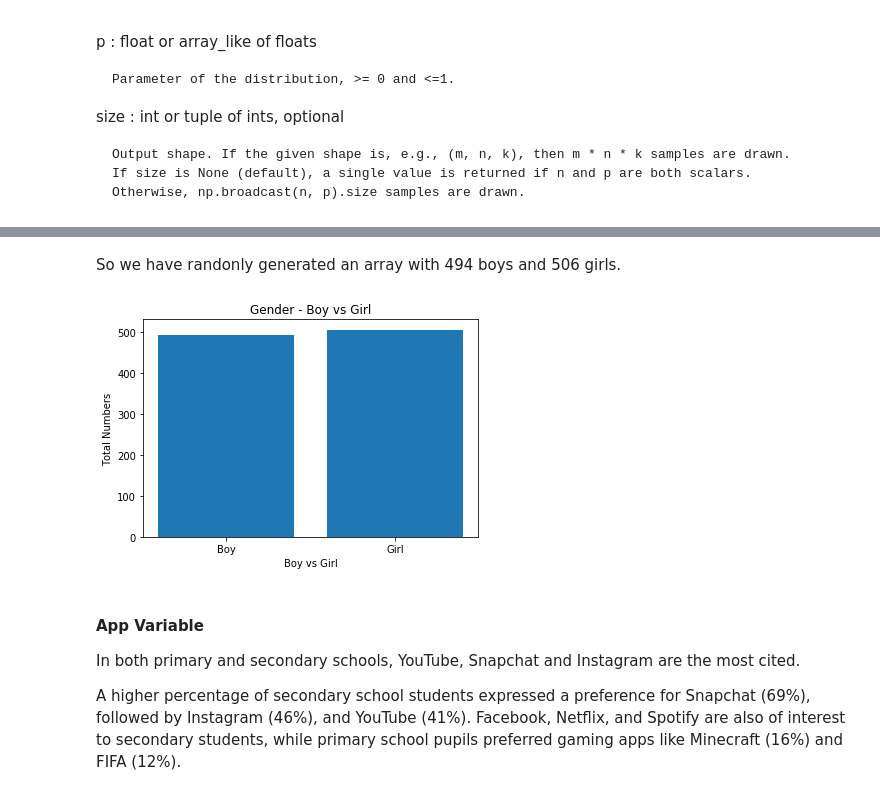
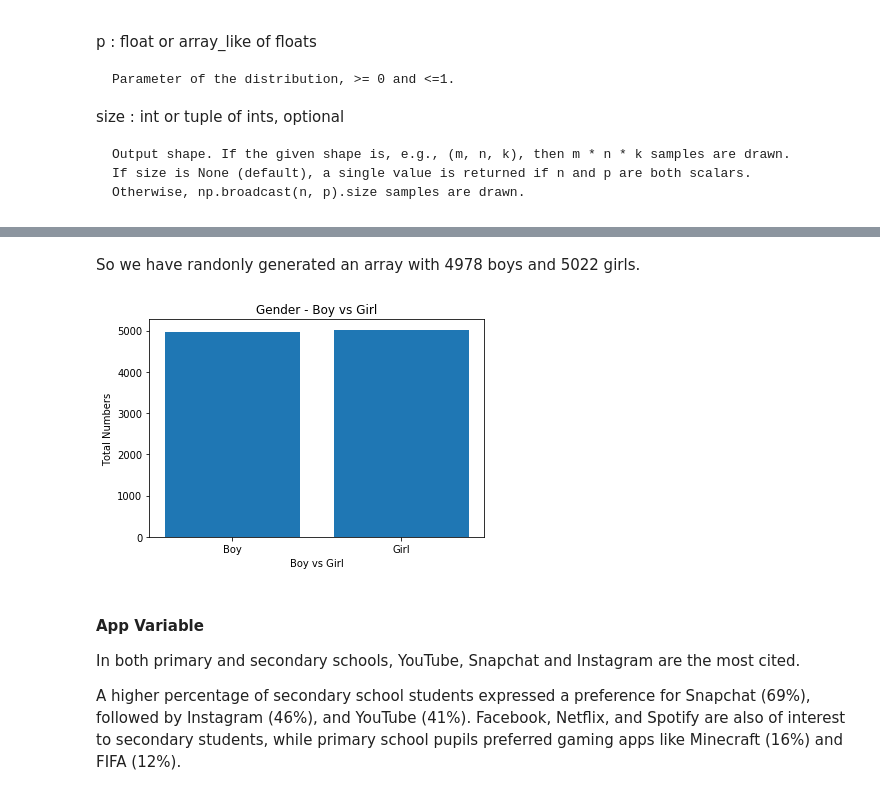
Before and after one commit to HenkT28/Programming_For_Data_Analysis_Project, a Jupyter notebook: Programming_For_Data_Analysis_Project.ipynb, the cells around one changed output, grey strips where cells are left out. Drawn from its saved outputs; the diff is of its cells as text; code cells hidden in the pictures.

```diff
--- a/Programming_For_Data_Analysis_Project.ipynb
+++ b/Programming_For_Data_Analysis_Project.ipynb
@@ -661,33 +644,33 @@ Number of unique values in the Gender array:
 # %% [markdown]
-So we have randonly generated an array with 494 boys and 506 girls.
+So we have randonly generated an array with 4978 boys and 5022 girls.
 # %%
 # Different meanings of brackets in python (51):
 # []: Used to define mutable data types - lists, list comprehensions and for indexing/lookup/slicing.
 # (): Define tuples, order of operations, generator expressions, function calls and other syntax.
 # {}: The two hash table types - dictionaries and sets.
 
 # Create list - 494 boys and 506 girls
-number_genders = [494, 506]
+number_genders = [4978, 5022]
 # Create list - 121 boys and 129 girls
 # number_genders = [121, 129]
 
 # Order of operations
 barchart_names = ('Boy', 'Girl')
 
 # Create bar names
 y_pos = np.arange(len(barchart_names))
 plt.bar(y_pos, number_genders)
 
 # Create names on the x-axis
 plt.xticks(y_pos, barchart_names)
 plt.xlabel('Boy vs Girl', fontweight='normal', color = 'black')
 
 # Create names on the y-axis
 plt.ylabel("Total Numbers")
 plt.title("Gender - Boy vs Girl")
 plt.show()
 # %% [output]
-[figure, old version]
+[figure, new version]
 # %% [markdown]
 #### App Variable
 
```
Also changed, not shown: parts of 55 cells of this notebook, 2 other files.
